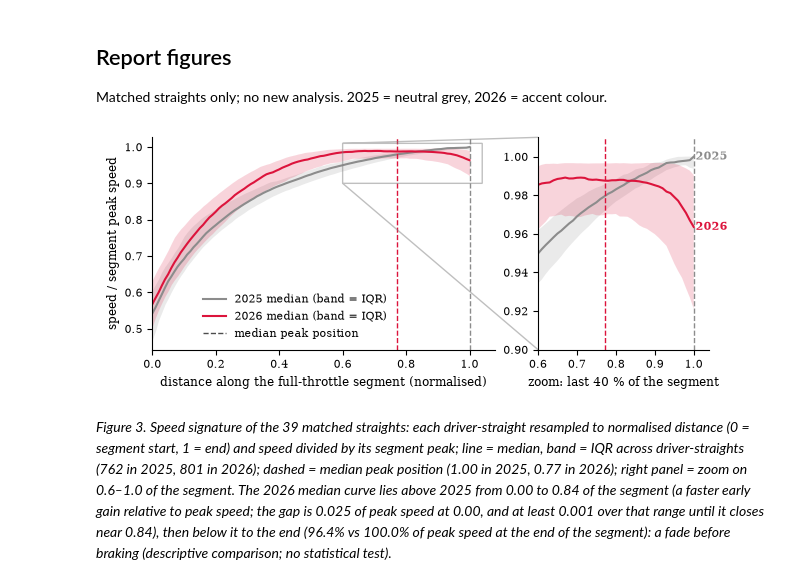
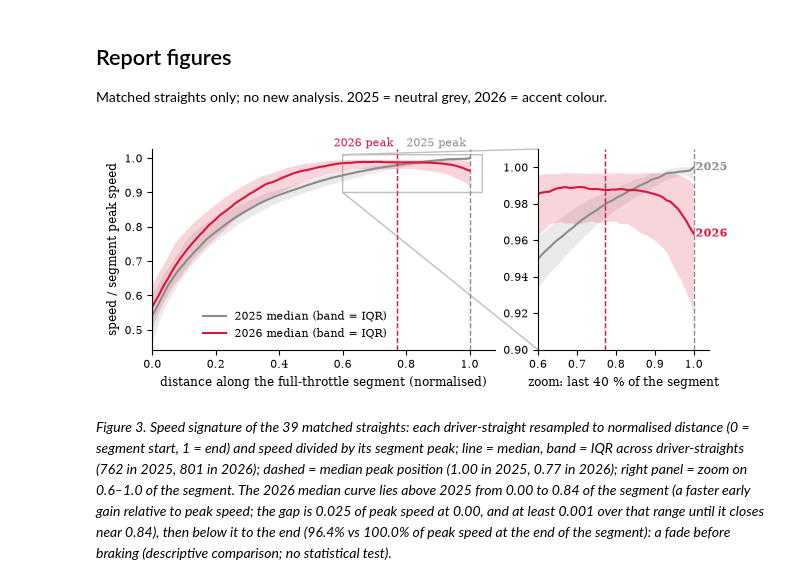
Before and after one commit to see7ien/Flat-Out, a Jupyter notebook: 03_regulations.ipynb, the cells around one changed output. Drawn from its saved outputs; the diff is of its cells as text; code cells hidden in the pictures.

```diff
--- a/03_regulations.ipynb
+++ b/03_regulations.ipynb
@@ -380,32 +380,30 @@ Matched straights only; no new analysis. 2025 = neutral grey, 2026 = accent colo
 # %%
 YEAR_COLOR = {2025: "0.55", 2026: "crimson"}
 
 
 prof = {y: np.vstack(v) for y, v in profiles.items()}
 vmed = matched.groupby("Year").vmax_position.median()
 fig, (ax, axz) = plt.subplots(1, 2, figsize=(FULL_W, 2.6), width_ratios=[2, 1], layout="constrained")
 end_frac, med = {}, {}
 for y, P in prof.items():
     q25, q50, q75 = np.nanpercentile(P, [25, 50, 75], axis=0)
     end_frac[y], med[y] = q50[-1], q50
     for a in (ax, axz):
         a.fill_between(GRID, q25, q75, color=YEAR_COLOR[y], alpha=0.18, lw=0)
         a.plot(GRID, q50, color=YEAR_COLOR[y], lw=1.5)
         a.axvline(vmed[y], color=YEAR_COLOR[y], ls="--", lw=1)
     axz.text(1.005, q50[-1], f"{y}", color=YEAR_COLOR[y], va="center", fontsize=8, fontweight="bold")
+    ax.text(vmed[y] - 0.01, 1.0, f"{y} peak", transform=ax.get_xaxis_transform(), color=YEAR_COLOR[y],
+            fontsize=8, ha="right", va="bottom")
 ax.set(xlim=(0, 1.08), xlabel="distance along the full-throttle segment (normalised)", ylabel="speed / segment peak speed")
-
 axz.set(xlim=(0.6, 1.04), ylim=(0.90, 1.01), xlabel="zoom: last 40 % of the segment")
-ax.indicate_inset_zoom(axz, edgecolor="0.5") # aaah.
-
-ax.legend(handles=[plt.Line2D([], [], color=YEAR_COLOR[y], lw=1.5, label=f"{y} median (band = IQR)") for y in prof]
-            + [plt.Line2D([], [], color="0.3", lw=1, ls="--", label="median peak position")],
-            frameon=False, loc="lower left", bbox_to_anchor=(0.12, 0.0))
+ax.indicate_inset_zoom(axz, edgecolor="0.5")
+ax.legend(handles=[plt.Line2D([], [], color=YEAR_COLOR[y], lw=1.5, label=f"{y} median (band = IQR)") for y in prof],
+          frameon=False, loc="lower left", bbox_to_anchor=(0.12, 0.0))
 fig.savefig(FIG / "fig_regs_speed_signature.pdf")
-
 plt.show()
 # %% [output]
-[figure, old version]
+[figure, new version]
 # %%
 def _shape_text():
     """Where the 2026 median curve lies above the 2025 one (relative to each segment's peak), computed from the curves."""
```
Also changed, not shown: parts of 1 cell of this notebook, 20 other files.
